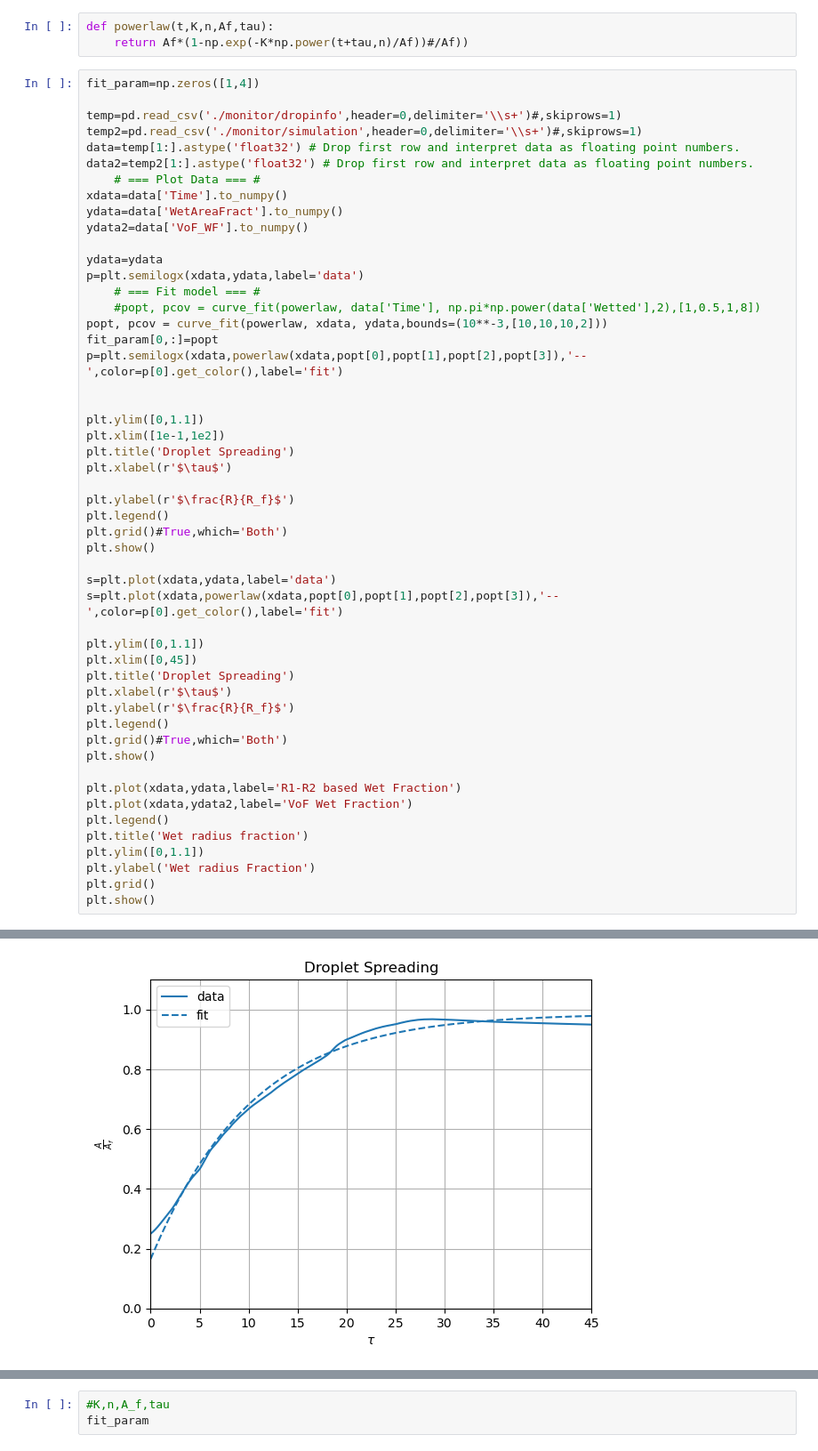
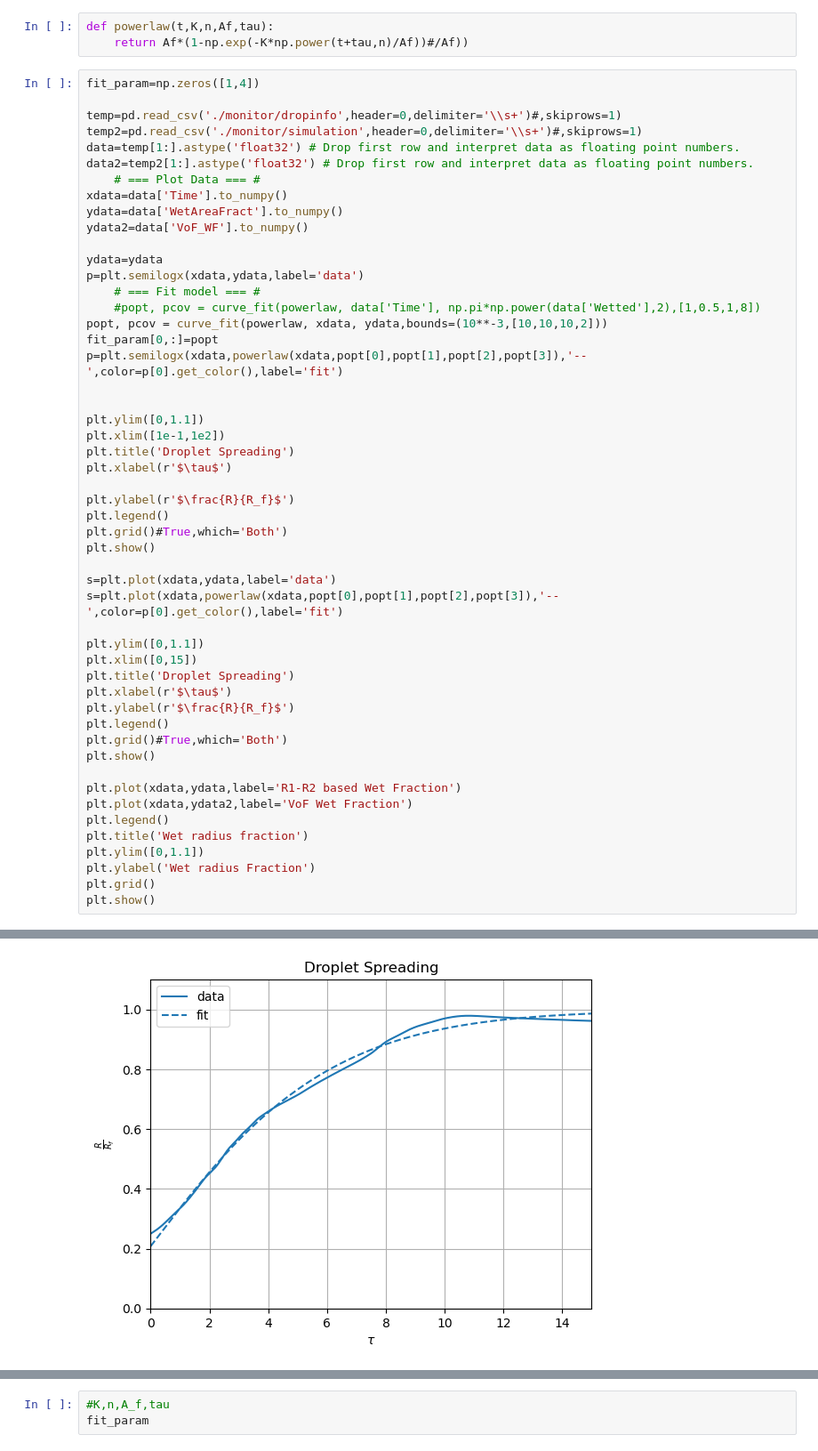
Before and after one commit to pmt58/Droplet_NGA2, a Jupyter notebook: data_analysis_current.ipynb, the cells around one changed output, grey strips where cells are left out. Shown: that part at 89% size. Saved outputs shown, nothing was run; the diff lists cells and outputs as text.

```diff
--- a/data_analysis_current.ipynb
+++ b/data_analysis_current.ipynb
@@ -44,7 +44,7 @@ s=plt.plot(xdata,ydata,label='data')
 s=plt.plot(xdata,powerlaw(xdata,popt[0],popt[1],popt[2],popt[3]),'--',color=p[0].get_color(),label='fit')
 
 plt.ylim([0,1.1])
-plt.xlim([0,45])
+plt.xlim([0,15])
 plt.title('Droplet Spreading')
 plt.xlabel(r'$\tau$')
 plt.ylabel(r'$\frac{R}{R_f}$')
@@ -65 +65 @@ plt.show()
-[figure, old version]
+[figure, new version]
```
Also changed, not shown: parts of 1 cell of this notebook.
